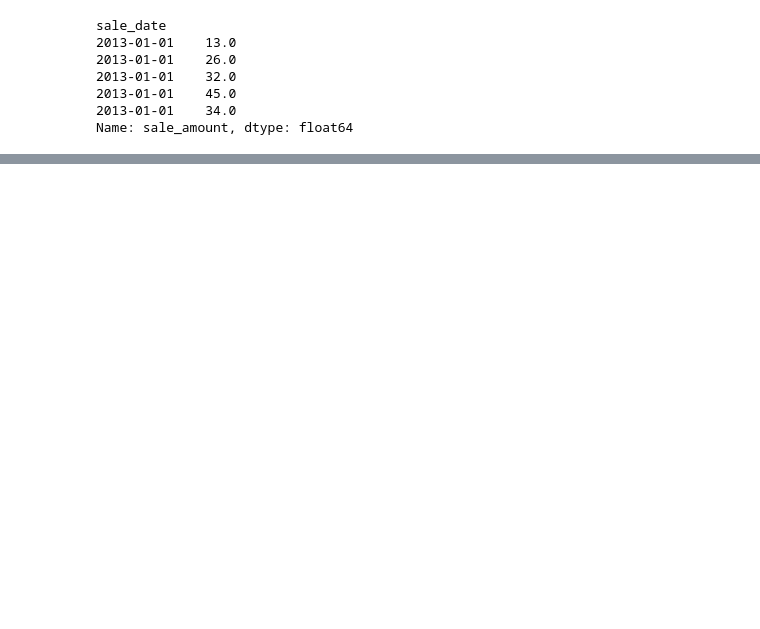
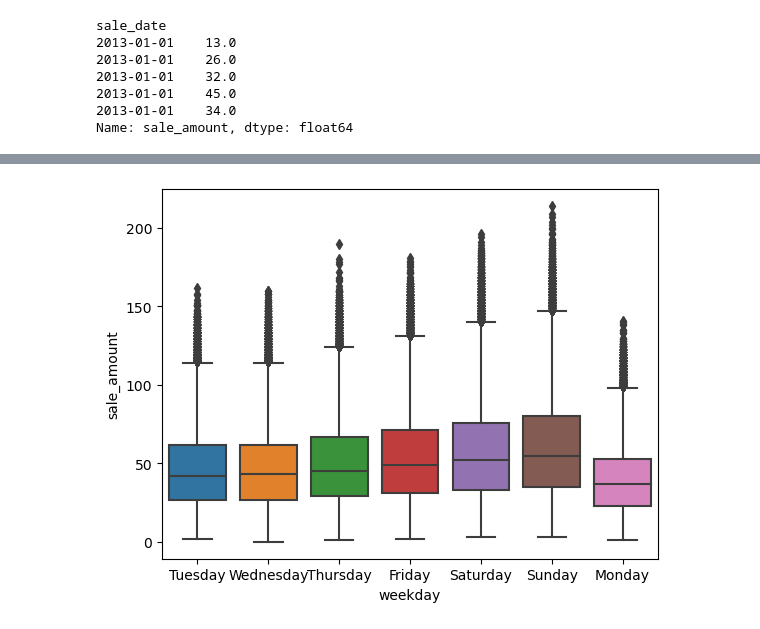
Before and after one commit to corey-hermesch/time-series-exercises, a Jupyter notebook: explore_notebook.ipynb, the cells around one changed output, grey strips where cells are left out. Cells and saved outputs as stored; diff of their text form; code cells hidden in the pictures; blank space fills up the shorter version.

Commit message:
tidy data work

```diff
--- a/explore_notebook.ipynb
+++ b/explore_notebook.ipynb
@@ -119,0 +160,5 @@ plt.show()
+# %%
+sns.boxplot(data=train, x='weekday', y='sale_amount')
+plt.show()
+# %% [output]
+[figure, added]
```
Also changed, not shown: parts of 55 cells of this notebook, 2 other files.
